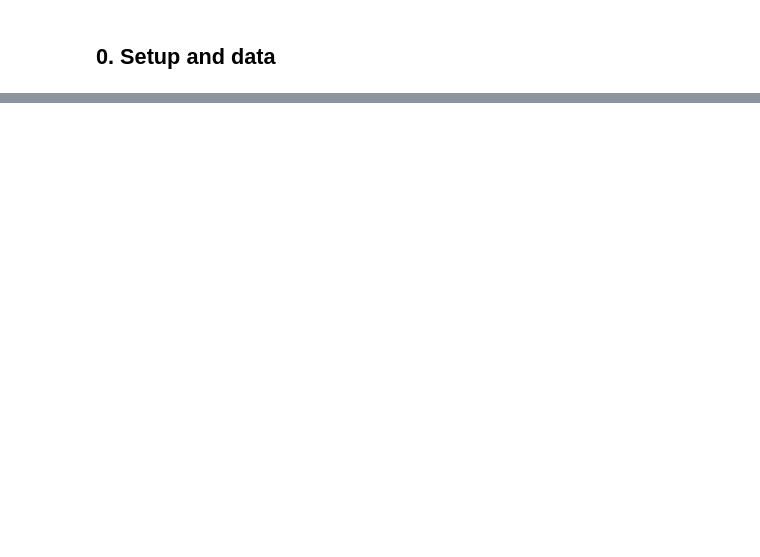
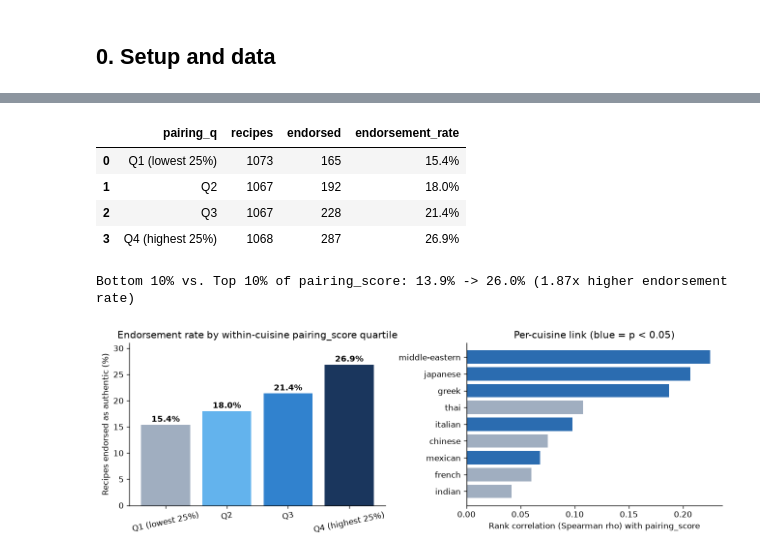
Before and after one commit to EstebanPerez99/cuisine-networks, a Jupyter notebook: notebooks/04_authenticity_review_analysis.ipynb, the cells around one changed output, grey strips where cells are left out. Drawn from its saved outputs; the diff is of its cells as text; code cells hidden in the pictures; blank space fills up the shorter version.

```diff
--- a/notebooks/04_authenticity_review_analysis.ipynb
+++ b/notebooks/04_authenticity_review_analysis.ipynb
@@ -674,0 +266,61 @@ Two real positive endorsements that share almost no surface words (why bag-of-wo
+# %%
+network = pd.read_csv(DATA / "network_recipe_distinctiveness_full.csv")
+recipe_preds = pred_reviews.groupby("recipe_id").agg(
+    matched_reviews=("review_id", "size"),
+    endorsing_reviews=("predicted_endorsement", "sum"),
+    max_score=("score", "max"),
+).reset_index()
+recipe_preds["predicted_endorsement"] = recipe_preds["endorsing_reviews"] > 0
+
+m = (
+    network.merge(recipe_preds, on="recipe_id", how="inner")
+    .merge(recipes[["recipe_id", "name", "n_ingredients"]], on="recipe_id", how="left")
+    .dropna(subset=["pairing_score"])
+    .reset_index(drop=True)
+)
+m["y"] = m["predicted_endorsement"].astype(int)
+m["recipe_type"] = m["name"].fillna("").map(classify_title)
+m["size_bin"] = pd.cut(m["n_ingredients"], bins=[0, 6, 9, 12, 100], labels=["<=6", "7-9", "10-12", "13+"])
+m["pairing_q"] = m.groupby("cuisine")["pairing_score"].transform(
+    lambda s: pd.qcut(s.rank(method="first"), 4, labels=["Q1 (lowest 25%)", "Q2", "Q3", "Q4 (highest 25%)"])
+)
+m["pairing_d"] = m.groupby("cuisine")["pairing_score"].transform(
+    lambda s: pd.qcut(s.rank(method="first"), 10, labels=[f"D{i}" for i in range(1, 11)])
+)
+
+q_df = m.groupby("pairing_q", observed=False).agg(
+    recipes=("recipe_id", "size"), endorsed=("y", "sum"), endorsement_rate=("y", "mean")
+).reset_index()
+display(q_df.assign(endorsement_rate=lambda d: d["endorsement_rate"].map("{:.1%}".format)))
+
+d_rates = m.groupby("pairing_d", observed=False)["y"].mean()
+print(f"Bottom 10% vs. Top 10% of pairing_score: {d_rates.iloc[0]:.1%} -> {d_rates.iloc[-1]:.1%} "
+      f"({d_rates.iloc[-1]/d_rates.iloc[0]:.2f}x higher endorsement rate)")
+
+fig, (ax1, ax2) = plt.subplots(1, 2, figsize=(11, 3.8))
+ax1.bar(q_df["pairing_q"], q_df["endorsement_rate"] * 100, color=["#a0aec0", "#63b3ed", "#3182ce", "#1a365d"])
+for i, v in enumerate(q_df["endorsement_rate"] * 100):
+    ax1.text(i, v + 0.6, f"{v:.1f}%", ha="center", fontweight="bold")
+ax1.set_ylim(0, 31)
+ax1.set_ylabel("Recipes endorsed as authentic (%)")
+ax1.set_title("Endorsement rate by within-cuisine pairing_score quartile")
+ax1.tick_params(axis="x", rotation=12)
+
+c_df = pd.DataFrame([
+    {"cuisine": c, "n": len(g), "rho": spearmanr(g["y"], g["pairing_score"])[0], "p": spearmanr(g["y"], g["pairing_score"])[1]}
+    for c, g in m.groupby("cuisine")
+]).sort_values("rho")
+ax2.barh(c_df["cuisine"], c_df["rho"], color=["#2b6cb0" if p < 0.05 else "#a0aec0" for p in c_df["p"]])
+ax2.axvline(0, color="black", linewidth=0.8)
+ax2.set_xlabel("Rank correlation (Spearman rho) with pairing_score")
+ax2.set_title("Per-cuisine link (blue = p < 0.05)")
+plt.tight_layout()
+plt.show()
+# %% [output]
+|  | pairing_q | recipes | endorsed | endorsement_rate |
+| 0 | Q1 (lowest 25%) | 1073 | 165 | 15.4% |
+| 1 | Q2 | 1067 | 192 | 18.0% |
+| 2 | Q3 | 1067 | 228 | 21.4% |
+| 3 | Q4 (highest 25%) | 1068 | 287 | 26.9% |
+Bottom 10% vs. Top 10% of pairing_score: 13.9% -> 26.0% (1.87x higher endorsement rate)
+[figure, added]
```
Also changed, not shown: parts of 37 cells of this notebook, 3 other files.
